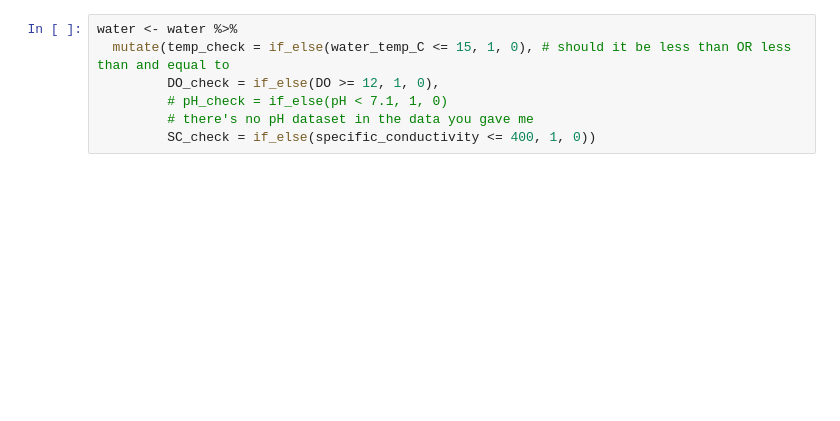
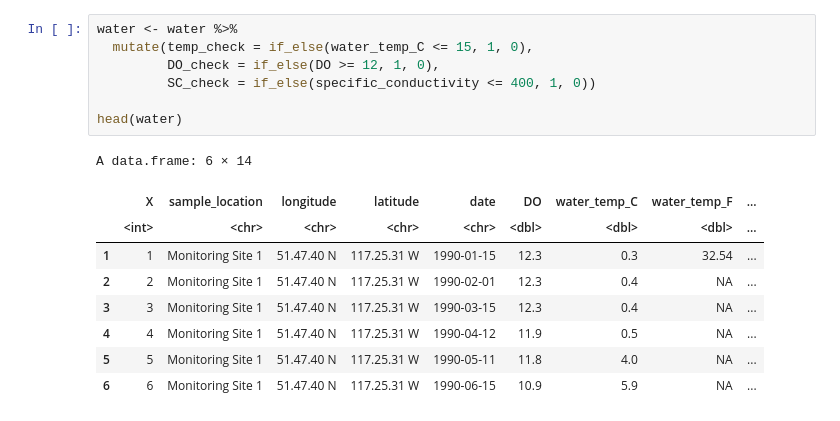
Before and after one commit to IndigenousEnvDataSci/IndigenousEnvDataSci.github.io, a Jupyter notebook: KAVI/Kavi_pt3.ipynb, the cells around one changed output. Saved outputs shown, nothing was run; the diff lists cells and outputs as text; blank space fills up the shorter version.

```diff
--- a/KAVI/Kavi_pt3.ipynb
+++ b/KAVI/Kavi_pt3.ipynb
@@ -27,9 +30,19 @@ Here we use the `if_else()` function, which takes a conditional and assigns a va
 `if_else(conditional, TRUE, FALSE)`
 # %%
 water <- water %>%
-  mutate(temp_check = if_else(water_temp_C <= 15, 1, 0), # should it be less than OR less than and equal to
+  mutate(temp_check = if_else(water_temp_C <= 15, 1, 0),
          DO_check = if_else(DO >= 12, 1, 0),
-         # pH_check = if_else(pH < 7.1, 1, 0)
-         # there's no pH dataset in the data you gave me
          SC_check = if_else(specific_conductivity <= 400, 1, 0))
+
+head(water)
+# %% [output]
+A data.frame: 6 × 14
+|  | X | sample_location | longitude | latitude | date | DO | water_temp_C | water_temp_F | ... |
+|  | <int> | <chr> | <chr> | <chr> | <chr> | <dbl> | <dbl> | <dbl> | ... |
+| 1 | 1 | Monitoring Site 1 | 51.47.40 N | 117.25.31 W | 1990-01-15 | 12.3 | 0.3 | 32.54 | ... |
+| 2 | 2 | Monitoring Site 1 | 51.47.40 N | 117.25.31 W | 1990-02-01 | 12.3 | 0.4 | NA | ... |
+| 3 | 3 | Monitoring Site 1 | 51.47.40 N | 117.25.31 W | 1990-03-15 | 12.3 | 0.4 | NA | ... |
+| 4 | 4 | Monitoring Site 1 | 51.47.40 N | 117.25.31 W | 1990-04-12 | 11.9 | 0.5 | NA | ... |
+| 5 | 5 | Monitoring Site 1 | 51.47.40 N | 117.25.31 W | 1990-05-11 | 11.8 | 4.0 | NA | ... |
+| 6 | 6 | Monitoring Site 1 | 51.47.40 N | 117.25.31 W | 1990-06-15 | 10.9 | 5.9 | NA | ... |
 # %% [markdown]
```
Also changed, not shown: parts of 10 cells of this notebook, 5 other files.
